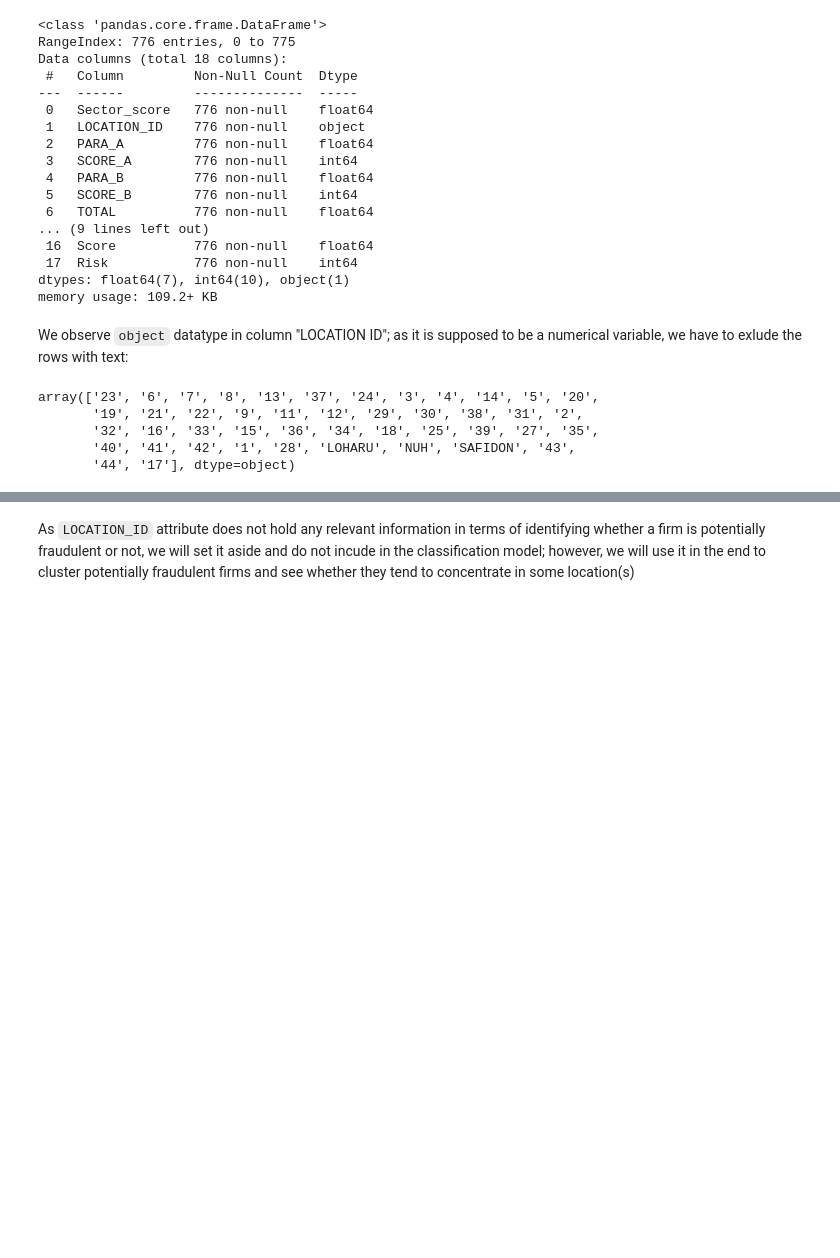
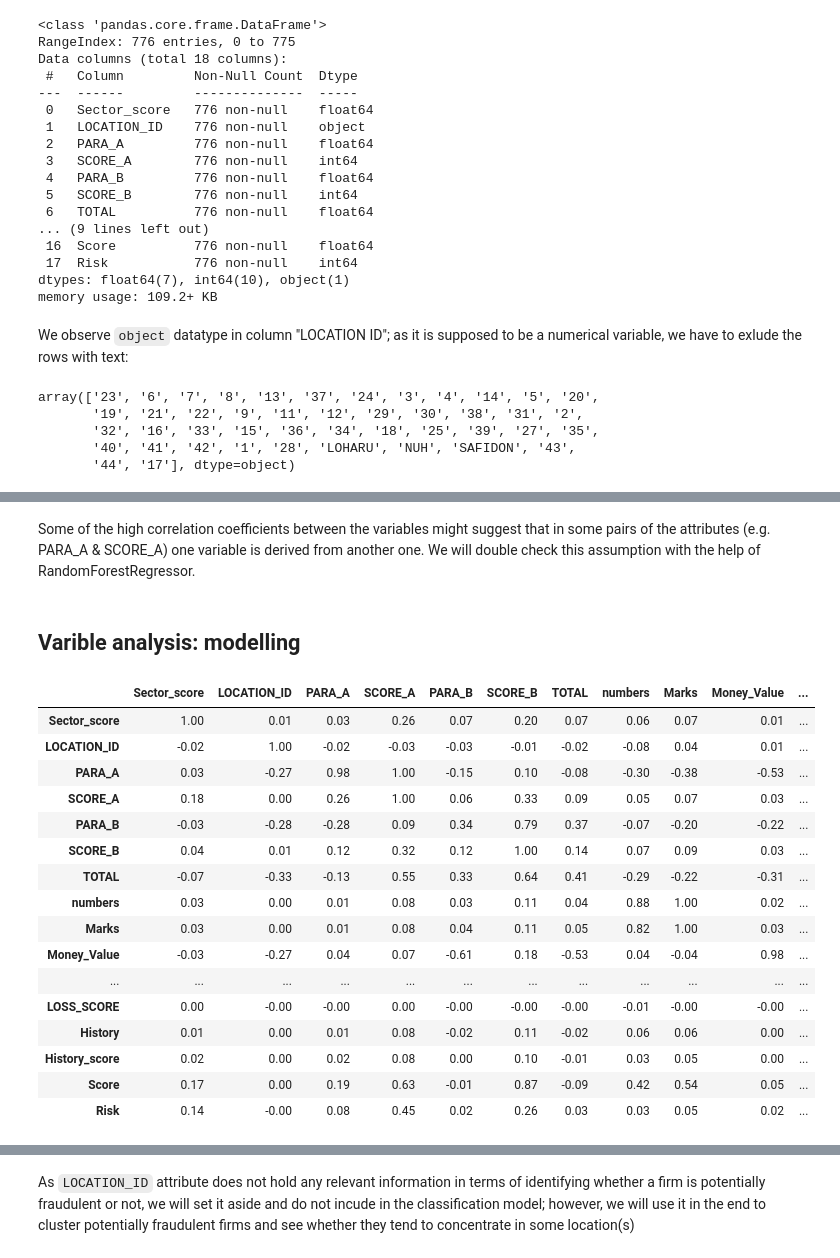
Before and after one commit to Elmira-Rakhmetova/ML-Audit-project, a Jupyter notebook: MLMNC_Group_Project_Team_6.ipynb, the cells around one changed output, grey strips where cells are left out. Cells and saved outputs as stored; diff of their text form; code cells hidden in the pictures; blank space fills up the shorter version.

```diff
--- a/MLMNC_Group_Project_Team_6.ipynb
+++ b/MLMNC_Group_Project_Team_6.ipynb
@@ -114,3 +40,5 @@ trial.corr(method='spearman').style.format('{:.2f}').background_gradient()
+# %%
+trial = trial_original.copy()
 # %%
 trial.info()
 # %% [output]
@@ -151,7 +76,0 @@ We need to make sure that there are no `nan` values within the dataset:
-# %%
-# finding all nan values
-print(np.isnan(trial).all())
-print(np.argwhere(np.isnan(np.array(trial)))) # result shows that there is one single nan value in the dataset
-
-# setting all nan values to 0
-trial[np.isnan(trial)] = 0
@@ -181,0 +79,2 @@ As discussed before, we want to include only a subset of the original dataset to
+# %%
+trial = trial.dropna()
@@ -181,0 +150,39 @@ As discussed before, we want to include only a subset of the original dataset to
+# %% [markdown]
+Some of the high correlation coefficients between the variables might suggest that in some pairs of the attributes (e.g. PARA_A & SCORE_A) one variable is derived from another one. We will double check this assumption with the help of RandomForestRegressor.
+# %% [markdown]
+## Varible analysis: modelling
+# %%
+from sklearn.ensemble import RandomForestClassifier, RandomForestRegressor
+
+variables = trial.columns
+
+x_explains_y = pd.DataFrame(index=variables, columns=variables, dtype=np.float)
+for xname in variables:
+    for yname in variables:
+        X = trial[[xname]].values
+        y = trial[yname]
+
+        rf = RandomForestRegressor(n_estimators=50, oob_score=True)
+        rf.fit(X, y)
+
+        x_explains_y.loc[xname, yname] = rf.oob_score_
+# %%
+x_explains_y.style.background_gradient(low=0, high=1).format('{:.2f}')
+# %% [output]
+|  | Sector_score | LOCATION_ID | PARA_A | SCORE_A | PARA_B | SCORE_B | TOTAL | numbers | Marks | Money_Value | ... |
+| Sector_score | 1.00 | 0.01 | 0.03 | 0.26 | 0.07 | 0.20 | 0.07 | 0.06 | 0.07 | 0.01 | ... |
+| LOCATION_ID | -0.02 | 1.00 | -0.02 | -0.03 | -0.03 | -0.01 | -0.02 | -0.08 | 0.04 | 0.01 | ... |
+| PARA_A | 0.03 | -0.27 | 0.98 | 1.00 | -0.15 | 0.10 | -0.08 | -0.30 | -0.38 | -0.53 | ... |
+| SCORE_A | 0.18 | 0.00 | 0.26 | 1.00 | 0.06 | 0.33 | 0.09 | 0.05 | 0.07 | 0.03 | ... |
+| PARA_B | -0.03 | -0.28 | -0.28 | 0.09 | 0.34 | 0.79 | 0.37 | -0.07 | -0.20 | -0.22 | ... |
+| SCORE_B | 0.04 | 0.01 | 0.12 | 0.32 | 0.12 | 1.00 | 0.14 | 0.07 | 0.09 | 0.03 | ... |
+| TOTAL | -0.07 | -0.33 | -0.13 | 0.55 | 0.33 | 0.64 | 0.41 | -0.29 | -0.22 | -0.31 | ... |
+| numbers | 0.03 | 0.00 | 0.01 | 0.08 | 0.03 | 0.11 | 0.04 | 0.88 | 1.00 | 0.02 | ... |
+| Marks | 0.03 | 0.00 | 0.01 | 0.08 | 0.04 | 0.11 | 0.05 | 0.82 | 1.00 | 0.03 | ... |
+| Money_Value | -0.03 | -0.27 | 0.04 | 0.07 | -0.61 | 0.18 | -0.53 | 0.04 | -0.04 | 0.98 | ... |
+| ... | ... | ... | ... | ... | ... | ... | ... | ... | ... | ... | ... |
+| LOSS_SCORE | 0.00 | -0.00 | -0.00 | 0.00 | -0.00 | -0.00 | -0.00 | -0.01 | -0.00 | -0.00 | ... |
+| History | 0.01 | 0.00 | 0.01 | 0.08 | -0.02 | 0.11 | -0.02 | 0.06 | 0.06 | 0.00 | ... |
+| History_score | 0.02 | 0.00 | 0.02 | 0.08 | 0.00 | 0.10 | -0.01 | 0.03 | 0.05 | 0.00 | ... |
+| Score | 0.17 | 0.00 | 0.19 | 0.63 | -0.01 | 0.87 | -0.09 | 0.42 | 0.54 | 0.05 | ... |
+| Risk | 0.14 | -0.00 | 0.08 | 0.45 | 0.02 | 0.26 | 0.03 | 0.03 | 0.05 | 0.02 | ... |
```
Also changed, not shown: parts of 40 cells of this notebook.
